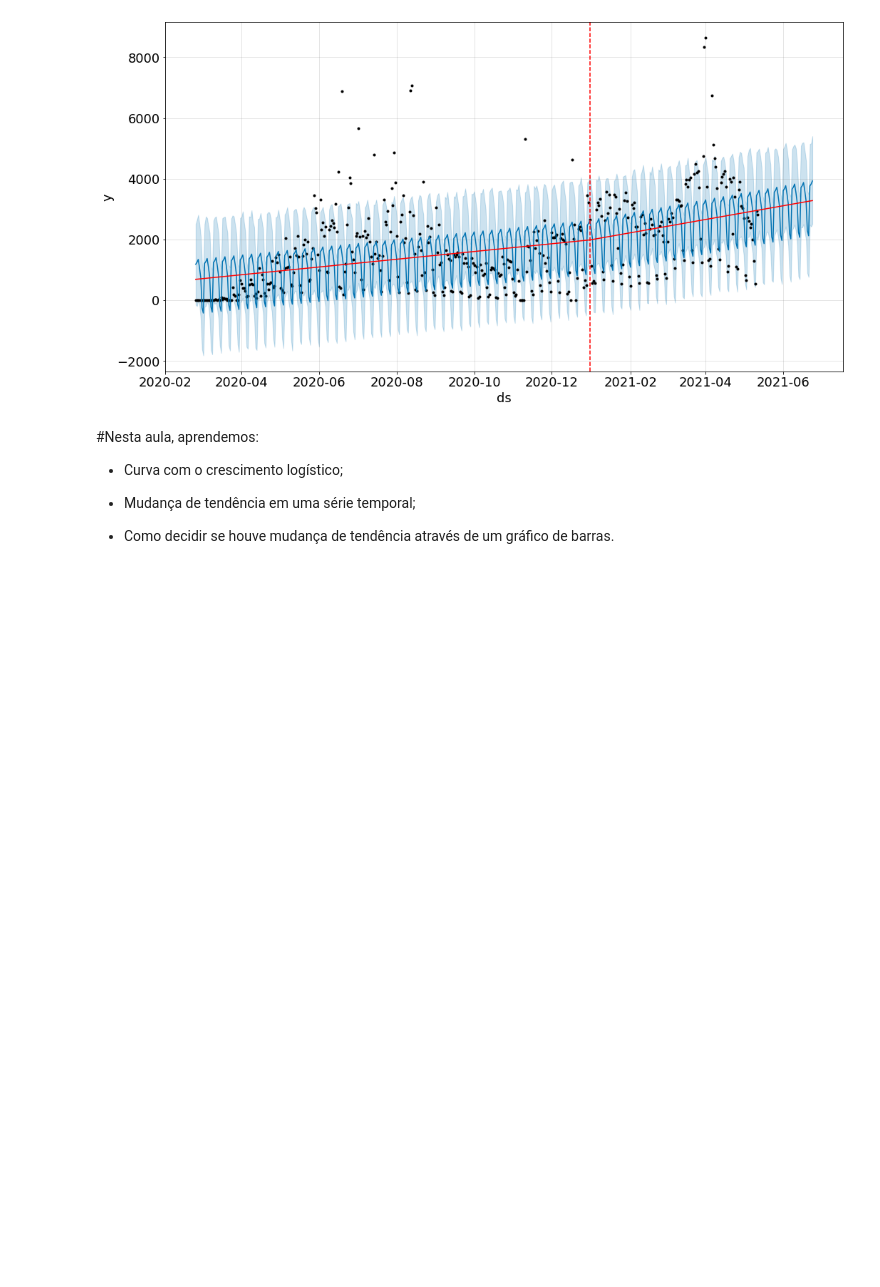
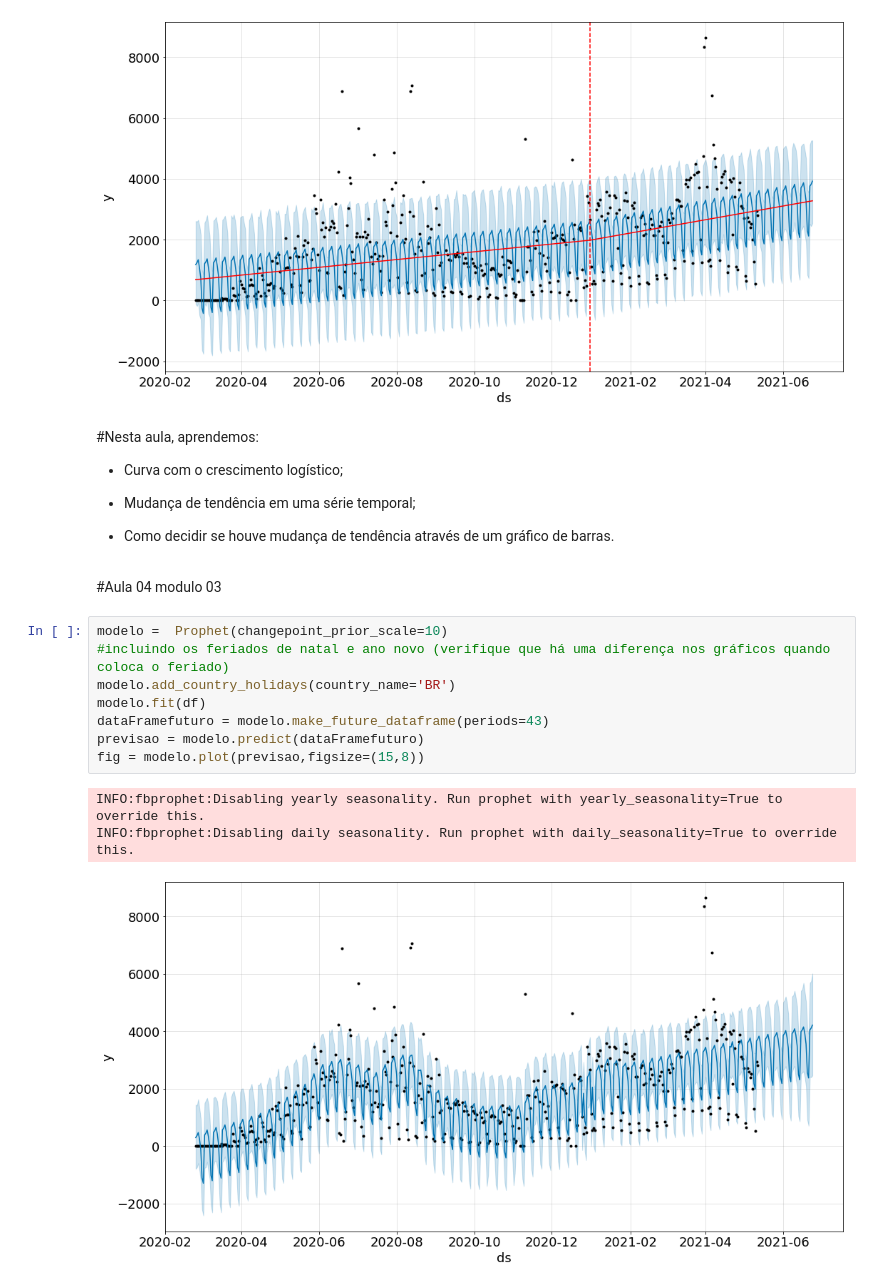
Before and after one commit to laugustovieira/prophet_covid, a Jupyter notebook: prophet_covid.ipynb, the cells around one changed output. Cells and saved outputs as stored; diff of their text form; blank space fills up the shorter version.

Commit message:
Aula 04 Módulo 03 - feriados

```diff
--- a/prophet_covid.ipynb
+++ b/prophet_covid.ipynb
@@ -376,3 +376,17 @@ INFO:fbprophet:Disabling daily seasonality. Run prophet with daily_seasonality=T
 - Mudança de tendência em uma série temporal;
 
 - Como decidir se houve mudança de tendência através de um gráfico de barras.
+# %% [markdown]
+#Aula 04 modulo 03
+# %%
+modelo =  Prophet(changepoint_prior_scale=10)
+#incluindo os feriados de natal e ano novo (verifique que há uma diferença nos gráficos quando coloca o feriado)
+modelo.add_country_holidays(country_name='BR')
+modelo.fit(df)
+dataFramefuturo = modelo.make_future_dataframe(periods=43)
+previsao = modelo.predict(dataFramefuturo)
+fig = modelo.plot(previsao,figsize=(15,8))
+# %% [output]
+INFO:fbprophet:Disabling yearly seasonality. Run prophet with yearly_seasonality=True to override this.
+INFO:fbprophet:Disabling daily seasonality. Run prophet with daily_seasonality=True to override this.
+[figure, added]
```
Also changed, not shown: parts of 15 cells of this notebook.
